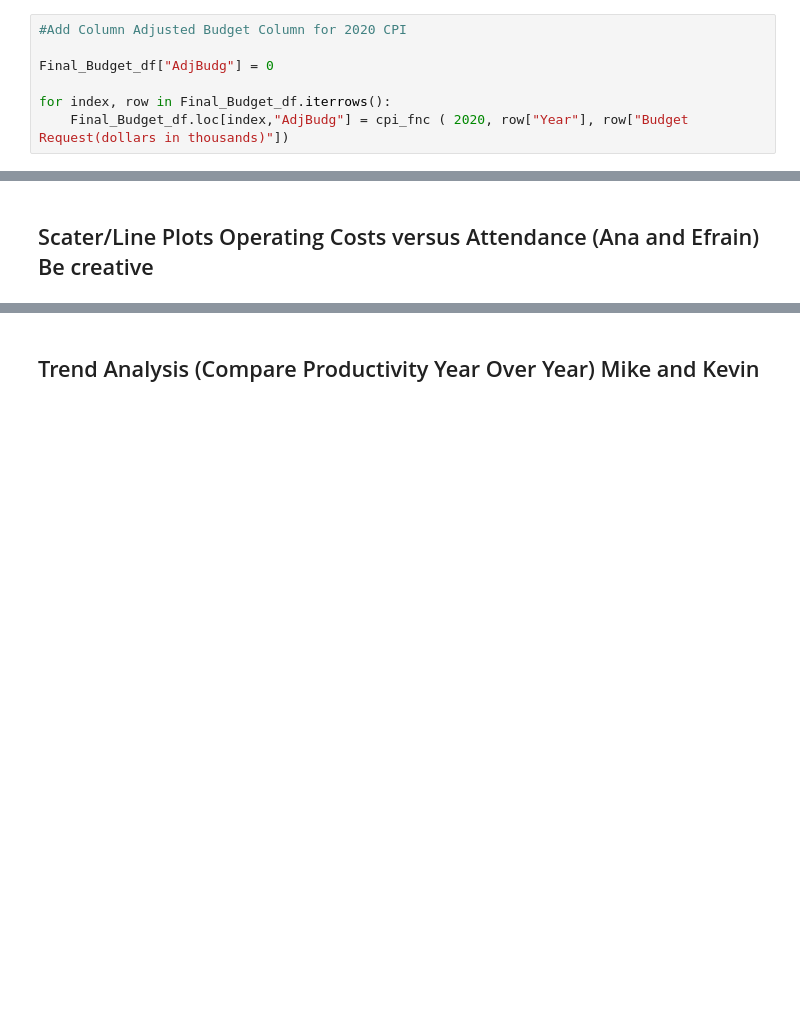
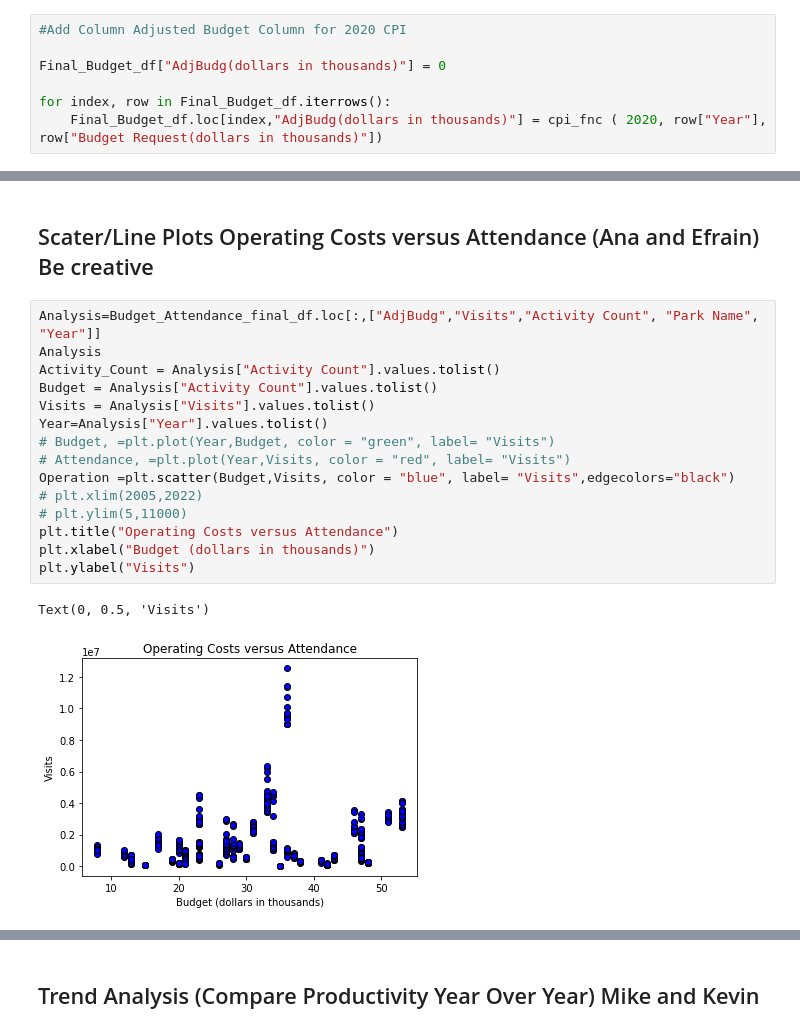
Before and after one commit to mregpala/project-national-park-performance, a Jupyter notebook: NationalParkAnalysis.ipynb, the cells around one changed output, grey strips where cells are left out. Drawn from its saved outputs; the diff is of its cells as text; blank space fills up the shorter version.

Commit message:
New Graphs

```diff
--- a/NationalParkAnalysis.ipynb
+++ b/NationalParkAnalysis.ipynb
@@ -308,10 +308,10 @@ print(str(x))
 # %%
 #Add Column Adjusted Budget Column for 2020 CPI
 
-Final_Budget_df["AdjBudg"] = 0
+Final_Budget_df["AdjBudg(dollars in thousands)"] = 0
 
 for index, row in Final_Budget_df.iterrows():
-    Final_Budget_df.loc[index,"AdjBudg"] = cpi_fnc ( 2020, row["Year"], row["Budget Request(dollars in thousands)"])
+    Final_Budget_df.loc[index,"AdjBudg(dollars in thousands)"] = cpi_fnc ( 2020, row["Year"], row["Budget Request(dollars in thousands)"])
 # %% [output]
 A value is trying to be set on a copy of a slice from a DataFrame.
 Try using .loc[row_indexer,col_indexer] = value instead
@@ -588,3 +609,21 @@ fig
 ##Heat Map by Attendance
 # %% [markdown]
 ## Scater/Line Plots Operating Costs versus Attendance (Ana and Efrain)  Be creative
+# %%
+Analysis=Budget_Attendance_final_df.loc[:,["AdjBudg","Visits","Activity Count", "Park Name", "Year"]]
+Analysis
+Activity_Count = Analysis["Activity Count"].values.tolist()
+Budget = Analysis["Activity Count"].values.tolist()
+Visits = Analysis["Visits"].values.tolist()
+Year=Analysis["Year"].values.tolist()
+# Budget, =plt.plot(Year,Budget, color = "green", label= "Visits")
+# Attendance, =plt.plot(Year,Visits, color = "red", label= "Visits")
+Operation =plt.scatter(Budget,Visits, color = "blue", label= "Visits",edgecolors="black")
+# plt.xlim(2005,2022)
+# plt.ylim(5,11000)
+plt.title("Operating Costs versus Attendance")
+plt.xlabel("Budget (dollars in thousands)")
+plt.ylabel("Visits")
+# %% [output]
+Text(0, 0.5, 'Visits')
+[figure, added]
```
Also changed, not shown: parts of 11 cells of this notebook.
